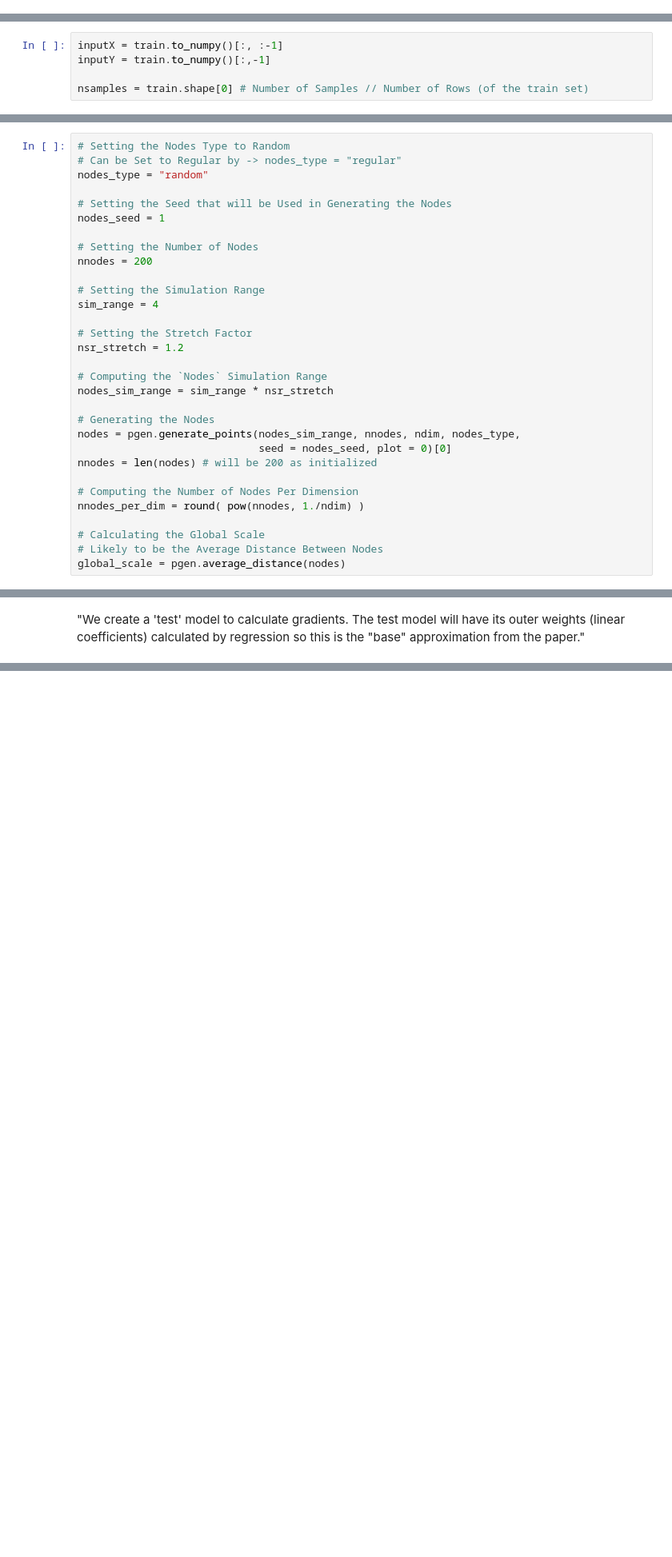
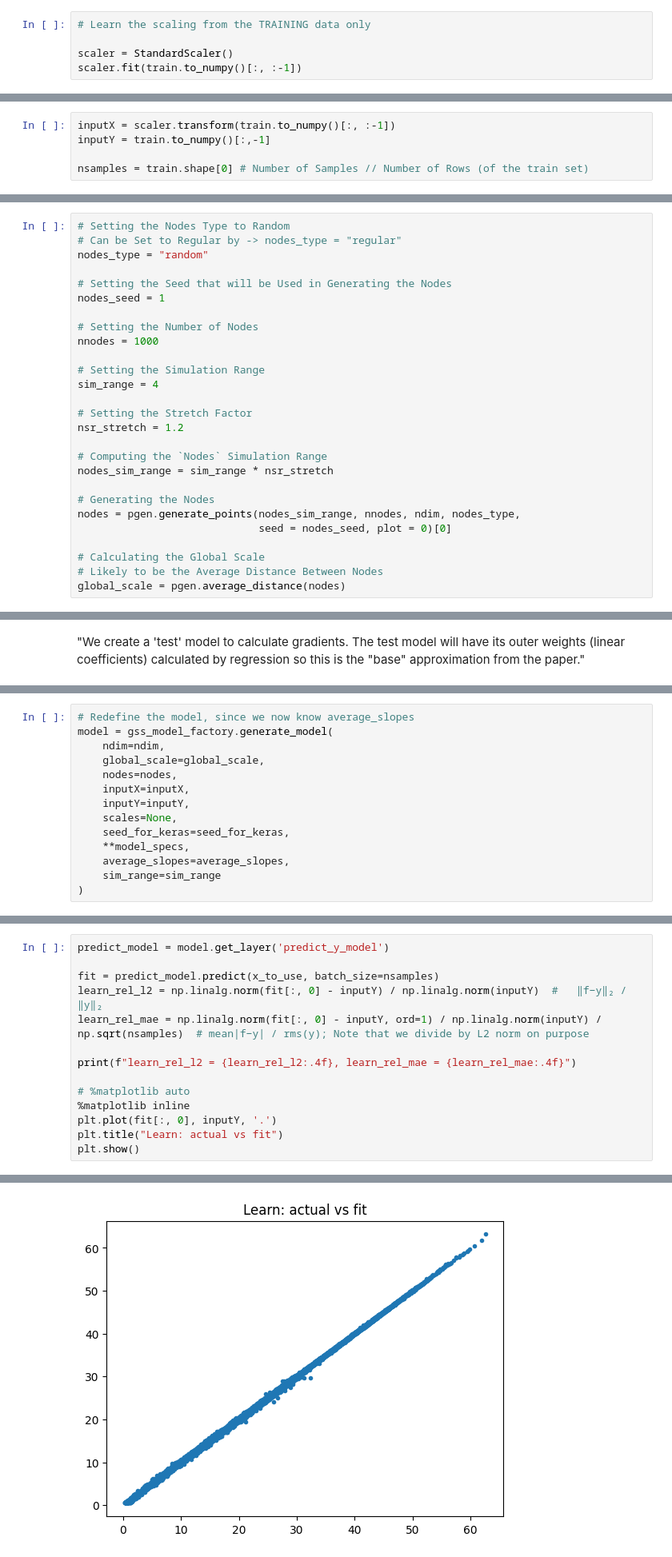
Before and after one commit to 7mxd/american-option-pricing-ml, a Jupyter notebook: gss_ftt.ipynb, the cells around one changed output, grey strips where cells are left out. Shown at 80% size. Saved outputs shown, nothing was run; the diff lists cells and outputs as text; blank space fills up the shorter version.

```diff
--- a/gss_ftt.ipynb
+++ b/gss_ftt.ipynb
@@ -57,3 +92,8 @@ data.tail(5)
 # %%
 train = data.sample(frac = 0.70, random_state = 1)
 test = data.drop(train.index)
+# %%
+# Learn the scaling from the TRAINING data only
+
+scaler = StandardScaler()
+scaler.fit(train.to_numpy()[:, :-1])
@@ -113,7 +116,7 @@ function_to_fit = fit_function_factory.generate_nd(laplace_mixture,
 # %% [markdown]
 We already have the learning set stored as `train`. However, currently we will prepare the learning set to satisfy the functions we are going to use. For instance, we will divide the `train` set into `inputX` and `inputY`.
 # %%
-inputX = train.to_numpy()[:, :-1]
+inputX = scaler.transform(train.to_numpy()[:, :-1])
 inputY = train.to_numpy()[:,-1]
 
 nsamples = train.shape[0] # Number of Samples // Number of Rows (of the train set)
@@ -128,7 +131,7 @@ nodes_type = "random"
 nodes_seed = 1
 
 # Setting the Number of Nodes
-nnodes = 200
+nnodes = 1000
 
 # Setting the Simulation Range
 sim_range = 4
@@ -142,10 +145,6 @@ nodes_sim_range = sim_range * nsr_stretch
 # Generating the Nodes
 nodes = pgen.generate_points(nodes_sim_range, nnodes, ndim, nodes_type,
                              seed = nodes_seed, plot = 0)[0]
-nnodes = len(nodes) # will be 200 as initialized
-
-# Computing the Number of Nodes Per Dimension
-nnodes_per_dim = round( pow(nnodes, 1./ndim) )
 
 # Calculating the Global Scale
 # Likely to be the Average Distance Between Nodes
@@ -232,0 +283,14 @@ print("Normalized Directional Risk Magnitudes: ", average_slopes)
+# %%
+# Redefine the model, since we now know average_slopes
+model = gss_model_factory.generate_model(
+    ndim=ndim,
+    global_scale=global_scale,
+    nodes=nodes,
+    inputX=inputX,
+    inputY=inputY,
+    scales=None,
+    seed_for_keras=seed_for_keras,
+    **model_specs,
+    average_slopes=average_slopes,
+    sim_range=sim_range
+)
@@ -232,0 +346,15 @@ print("Normalized Directional Risk Magnitudes: ", average_slopes)
+# %%
+predict_model = model.get_layer('predict_y_model')
+
+fit = predict_model.predict(x_to_use, batch_size=nsamples)
+learn_rel_l2 = np.linalg.norm(fit[:, 0] - inputY) / np.linalg.norm(inputY)  # 	‖f−y‖₂ / ‖y‖₂
+learn_rel_mae = np.linalg.norm(fit[:, 0] - inputY, ord=1) / np.linalg.norm(inputY) / np.sqrt(nsamples)  # mean|f−y| / rms(y); Note that we divide by L2 norm on purpose
+
+print(f"learn_rel_l2 = {learn_rel_l2:.4f}, learn_rel_mae = {learn_rel_mae:.4f}")
+
+# %matplotlib auto
+%matplotlib inline
+plt.plot(fit[:, 0], inputY, '.')
+plt.title("Learn: actual vs fit")
+plt.show()
+# %% [output]
@@ -232,0 +363 @@ print("Normalized Directional Risk Magnitudes: ", average_slopes)
+[figure, added]
```
Also changed, not shown: parts of 36 cells of this notebook, 3 other files.
